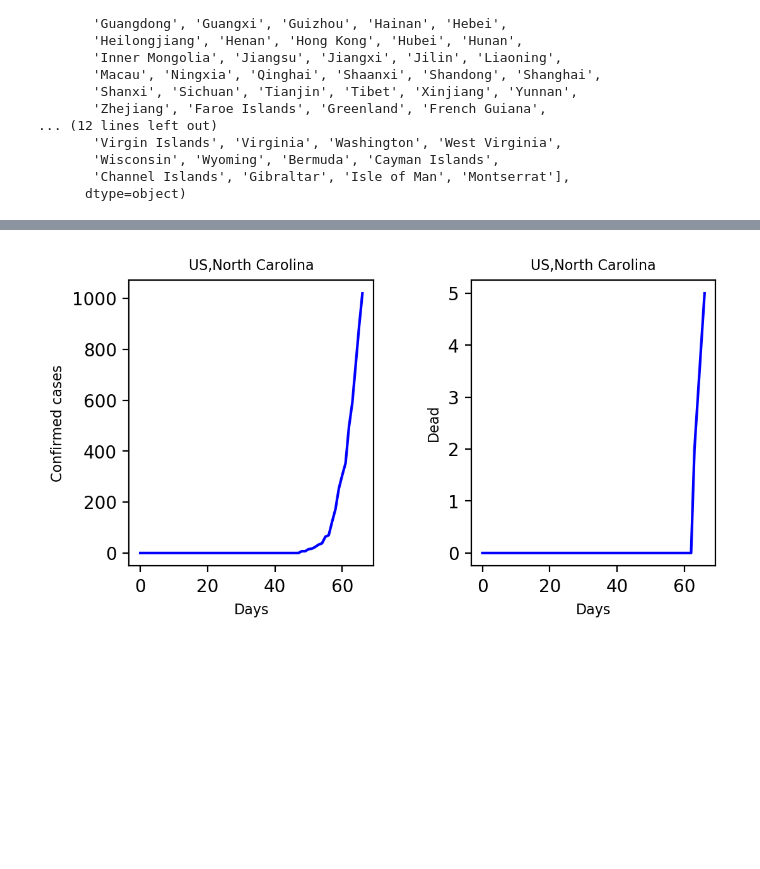
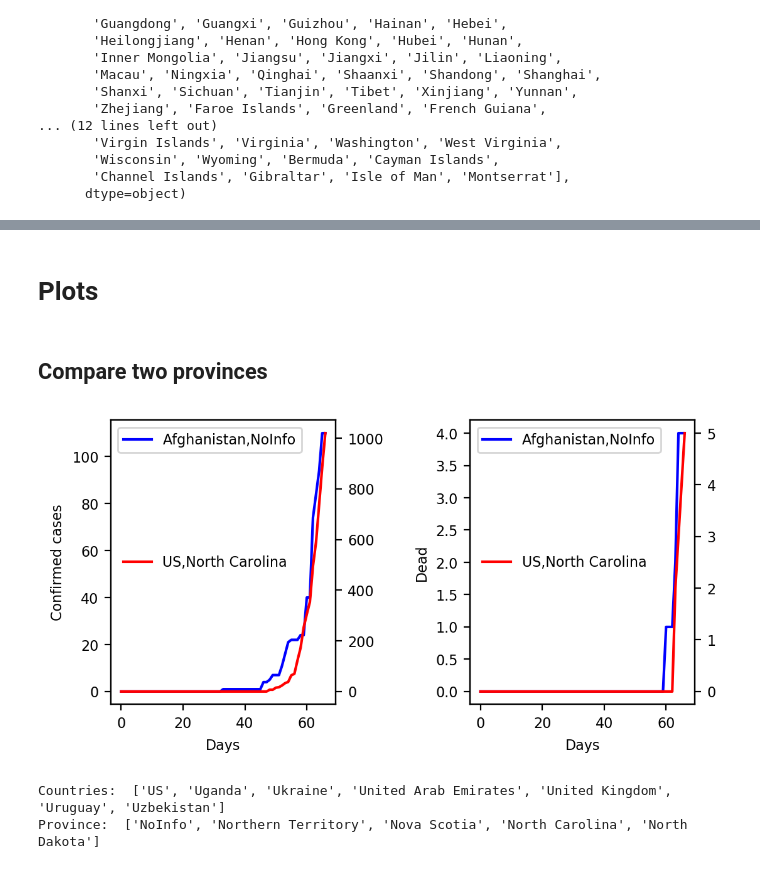
Before and after one commit to mail02ankit/covid19, a Jupyter notebook: ankit_notebook.ipynb, the cells around one changed output, grey strips where cells are left out. Drawn from its saved outputs; the diff is of its cells as text; code cells hidden in the pictures; blank space fills up the shorter version.

Commit message:
Added province summed plots

```diff
--- a/ankit_notebook.ipynb
+++ b/ankit_notebook.ipynb
@@ -62,7 +62,3 @@ array(['NoInfo', 'Australian Capital Territory', 'New South Wales',
        'Wisconsin', 'Wyoming', 'Bermuda', 'Cayman Islands',
        'Channel Islands', 'Gibraltar', 'Isle of Man', 'Montserrat'],
       dtype=object)
-# %%
-# Make hierarchical labels
-# df_r = df.groupby( ['Country_Region', 'Province_State'] )
-df_r = df.set_index( ['Country_Region', 'Province_State'] )
@@ -106,0 +117,14 @@ Province:  ['Northern Territory', 'North Carolina', 'North Dakota']
+# %%
+def df_country_province( df, CName, PName ):
+    '''
+    * Data for a given country and provice.
+    * Note, output df has multilevel indexes.
+    '''
+    out = df.set_index( ['Country_Region', 'Province_State'] )
+    out.head()
+
+    return out.loc[(CName,PName)]
+
+# Extract US data summed over all provices/states
+df_r = df_country_province(df, 'US', 'Alabama')
+df_r
@@ -107,24 +146,51 @@ Province:  ['Northern Territory', 'North Carolina', 'North Dakota']
+# %% [markdown]
+# Plots
+# %% [markdown]
+## Compare two provinces
 # %%
-CName = 'US'
-# PName = 'NoInfo'
-PName = 'North Carolina'
+CName = 'Afghanistan'
+PName = 'NoInfo'
+# PName = 'North Carolina'
 
-df_p = df_r.loc[CName].loc[PName]
+df_p = df_country_province(df, CName, PName)
 
 fig, ax = plt.subplots(1,2, figsize = (6,3), dpi=200)
 # fig, ax = plt.subplots(1,2, dpi=200)
-fig.subplots_adjust(wspace=0.4, hspace=0.0)
+fig.subplots_adjust(wspace=0.6, hspace=0.0)
 ax = ax.ravel()
 fontl=8
 
-ax[0].plot( df_p['Num_Days'], df_p['ConfirmedCases'],'-',color='b', label='Max T')
-ax[1].plot( df_p['Num_Days'], df_p['Fatalities'],'-',color='b', label='Max T')
+ax[0].plot( df_p['Num_Days'], df_p['ConfirmedCases'],'-',color='b', label=CName+','+PName)
+ax[1].plot( df_p['Num_Days'], df_p['Fatalities'],'-',color='b', label=CName+','+PName)
+
+# Second country, y2 axis
+CName = 'US'
+PName = 'North Carolina'
+df_p = df_country_province(df, CName, PName)
+
+axY2 = [ax[0].twinx(), ax[1].twinx()]
+axY2[0].plot( df_p['Num_Days'], df_p['ConfirmedCases'],'-',color='r', label=CName+','+PName)
+axY2[1].plot( df_p['Num_Days'], df_p['Fatalities'],'-',color='r', label=CName+','+PName)
 
 for iPlot in [0,1]:
     ax[iPlot].set_xlabel('Days', fontsize=fontl)
-    ax[iPlot].set_title( CName + ',' + PName, fontsize=fontl)
+#     ax[0].set_title( 'Cases', fontsize=fontl)
+#     ax[1].set_title( 'Dead', fontsize=fontl)
 
     ax[0].set_ylabel('Confirmed cases', fontsize=fontl)
     ax[1].set_ylabel('Dead', fontsize=fontl)
+
+    ax[iPlot].legend( loc='upper left', frameon = 0, fontsize=fontl)
+    ax[iPlot].tick_params(axis='both', which='major', labelsize=1.0*fontl)
+
+    axY2[iPlot].legend( loc='center left', frameon = 0, fontsize=fontl)
+    axY2[iPlot].tick_params(axis='both', which='major', labelsize=1.0*fontl)
+
+    ax[iPlot].legend( loc='upper left', frameon = 'True', fontsize=fontl)
 # %% [output]
-[figure, old version]
+[figure, new version]
+# %%
+search_country_province( 'U', 'No', df)
+# %% [output]
+Countries:  ['US', 'Uganda', 'Ukraine', 'United Arab Emirates', 'United Kingdom', 'Uruguay', 'Uzbekistan']
+Province:  ['NoInfo', 'Northern Territory', 'Nova Scotia', 'North Carolina', 'North Dakota']
```
Also changed, not shown: parts of 9 cells of this notebook.
